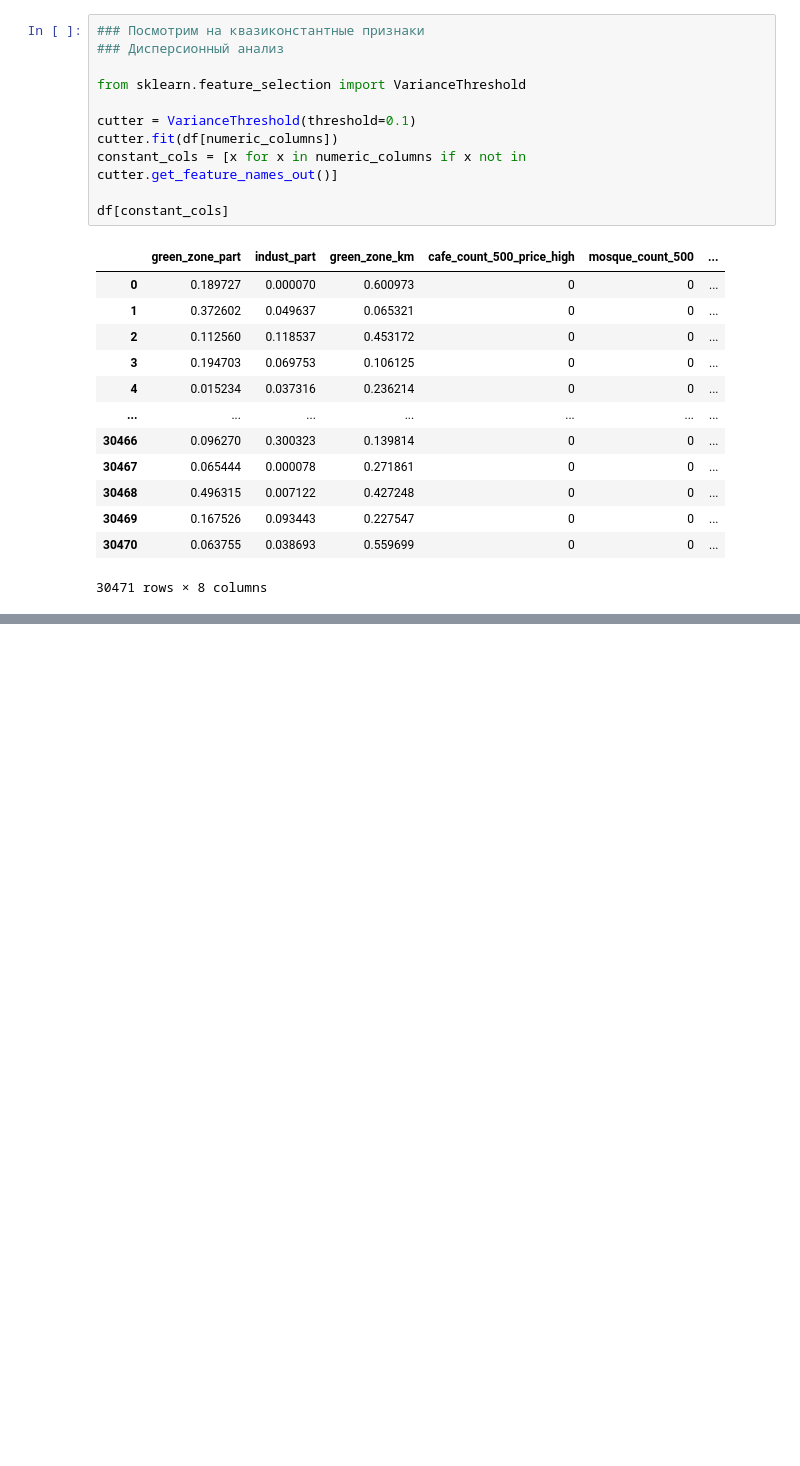
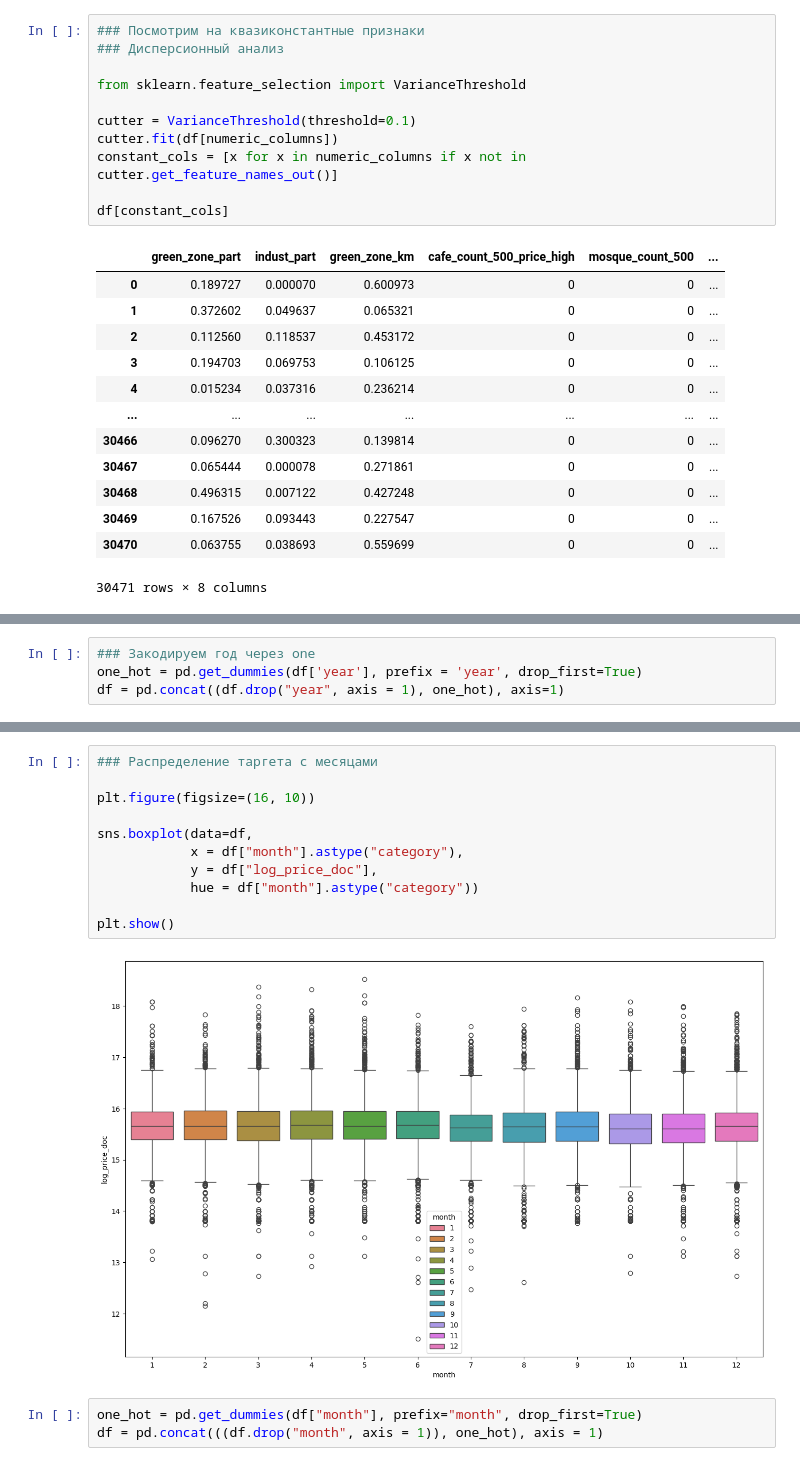
Before and after one commit to TheoRybalov/Housing_Market, a Jupyter notebook: Housing_Market.ipynb, the cells around one changed output, grey strips where cells are left out. Cells and saved outputs as stored; diff of their text form; blank space fills up the shorter version.

```diff
--- a/Housing_Market.ipynb
+++ b/Housing_Market.ipynb
@@ -188,0 +272,4 @@ df[constant_cols]
+# %%
+### Закодируем год через one
+one_hot = pd.get_dummies(df['year'], prefix = 'year', drop_first=True)
+df = pd.concat((df.drop("year", axis = 1), one_hot), axis=1)
@@ -188,0 +285,16 @@ df[constant_cols]
+# %%
+### Распределение таргета с месяцами
+
+plt.figure(figsize=(16, 10))
+
+sns.boxplot(data=df,
+            x = df["month"].astype("category"),
+            y = df["log_price_doc"],
+            hue = df["month"].astype("category"))
+
+plt.show()
+# %% [output]
+[figure, added]
+# %%
+one_hot = pd.get_dummies(df["month"], prefix="month", drop_first=True)
+df = pd.concat(((df.drop("month", axis = 1)), one_hot), axis = 1)
```
Also changed, not shown: parts of 17 cells of this notebook, 1 other file.
